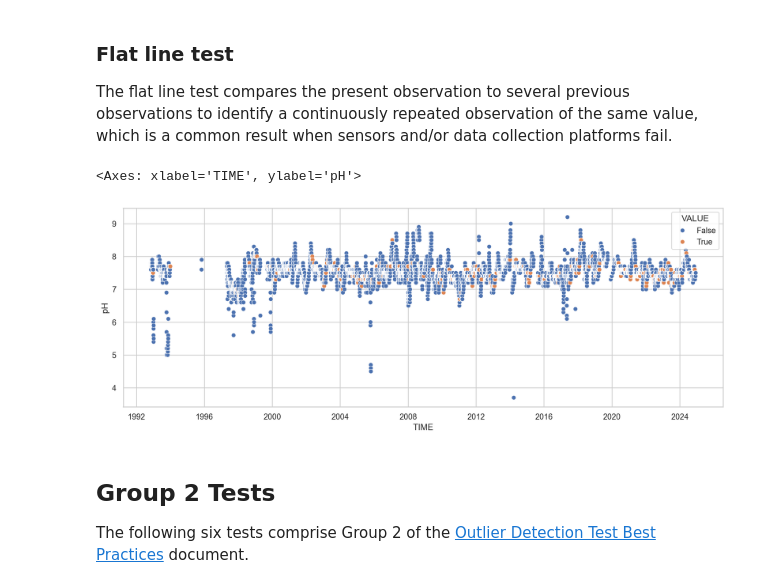
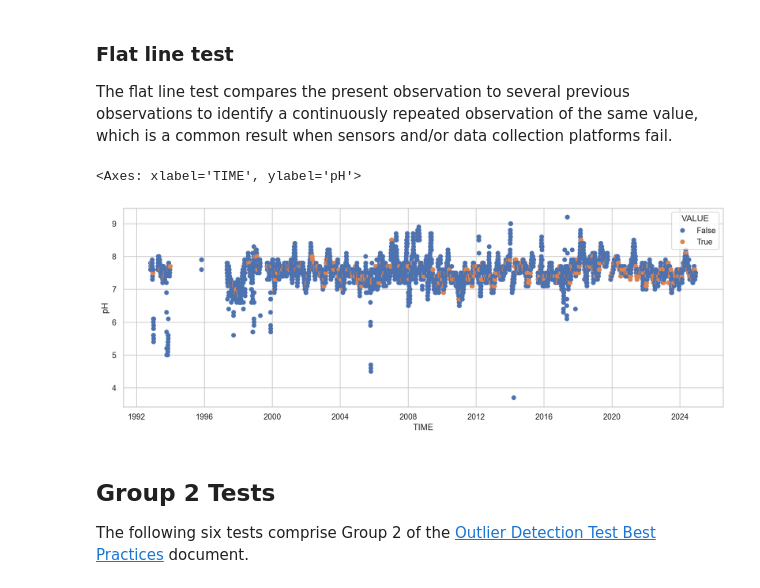
Before and after one commit to DWR-QA-Program/caldata-dsa-outlier-tool, a Jupyter notebook: dwr/dwr.ipynb, the cells around one changed output. Cells and saved outputs as stored; diff of their text form; code cells hidden in the pictures.

```diff
--- a/dwr/dwr.ipynb
+++ b/dwr/dwr.ipynb
@@ -274,10 +274,10 @@ df_flat_line['pH'] = df.VALUE
 # %%
 sns.set_theme(style="whitegrid")
 fig, ax = plt.subplots(figsize=(15,5))
-sns.scatterplot(df_flat_line, x='TIME', y='pH', hue='VALUE')
+sns.scatterplot(df_flat_line, x='TIME', y='pH', hue='VALUE', edgecolor=None)
 # %% [output]
 <Axes: xlabel='TIME', ylabel='pH'>
-[figure, old version]
+[figure, new version]
 # %% [markdown]
 ## Group 2 Tests
 
```
Also changed, not shown: parts of 1 cell of this notebook, 2 other files.
